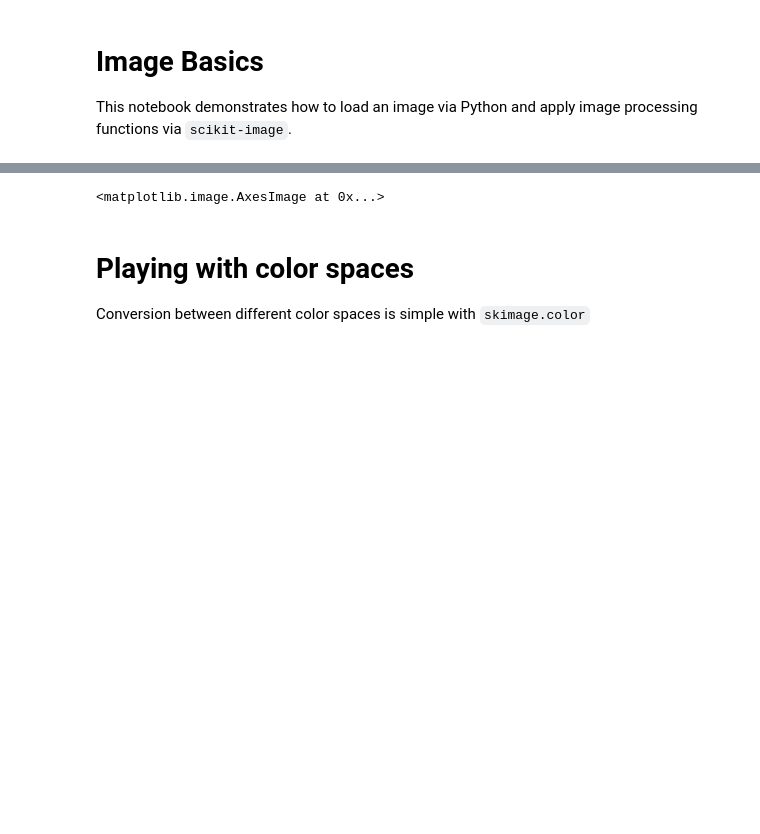
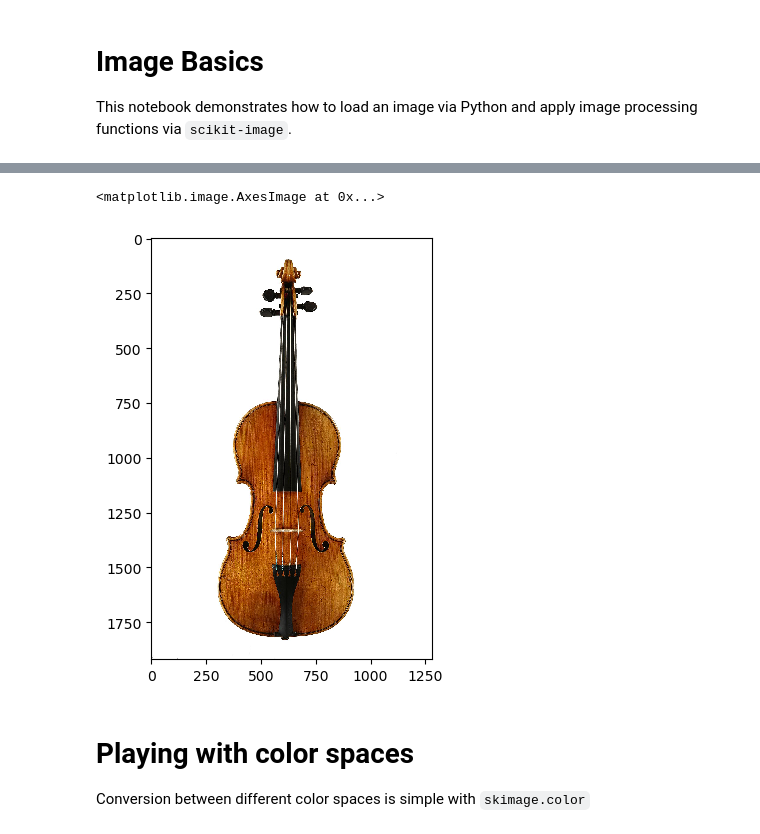
Before and after one commit to ajdillhoff/CSE4310, a Jupyter notebook: image_processing.ipynb, the cells around one changed output, grey strips where cells are left out. Drawn from its saved outputs; the diff is of its cells as text; code cells hidden in the pictures; blank space fills up the shorter version.

```diff
--- a/image_processing.ipynb
+++ b/image_processing.ipynb
@@ -12,4 +11,8 @@ from skimage import transform
 # %%
-img = io.imread("img/roci.jpg")
+img = io.imread("img/lebrun_strad.jpg")
+
+# Convert to RGB from RGBA (if applicable)
+if img.ndim == 3 and img.shape[2] == 4:
+    img = color.rgba2rgb(img)
 io.imshow(img)
 # %% [output]
@@ -18,4 +19,5 @@ io.imshow(img)
 <matplotlib.image.AxesImage at 0x...>
+[figure, added]
 # %% [markdown]
 # Playing with color spaces
 
```
Also changed, not shown: parts of 3 cells of this notebook.
